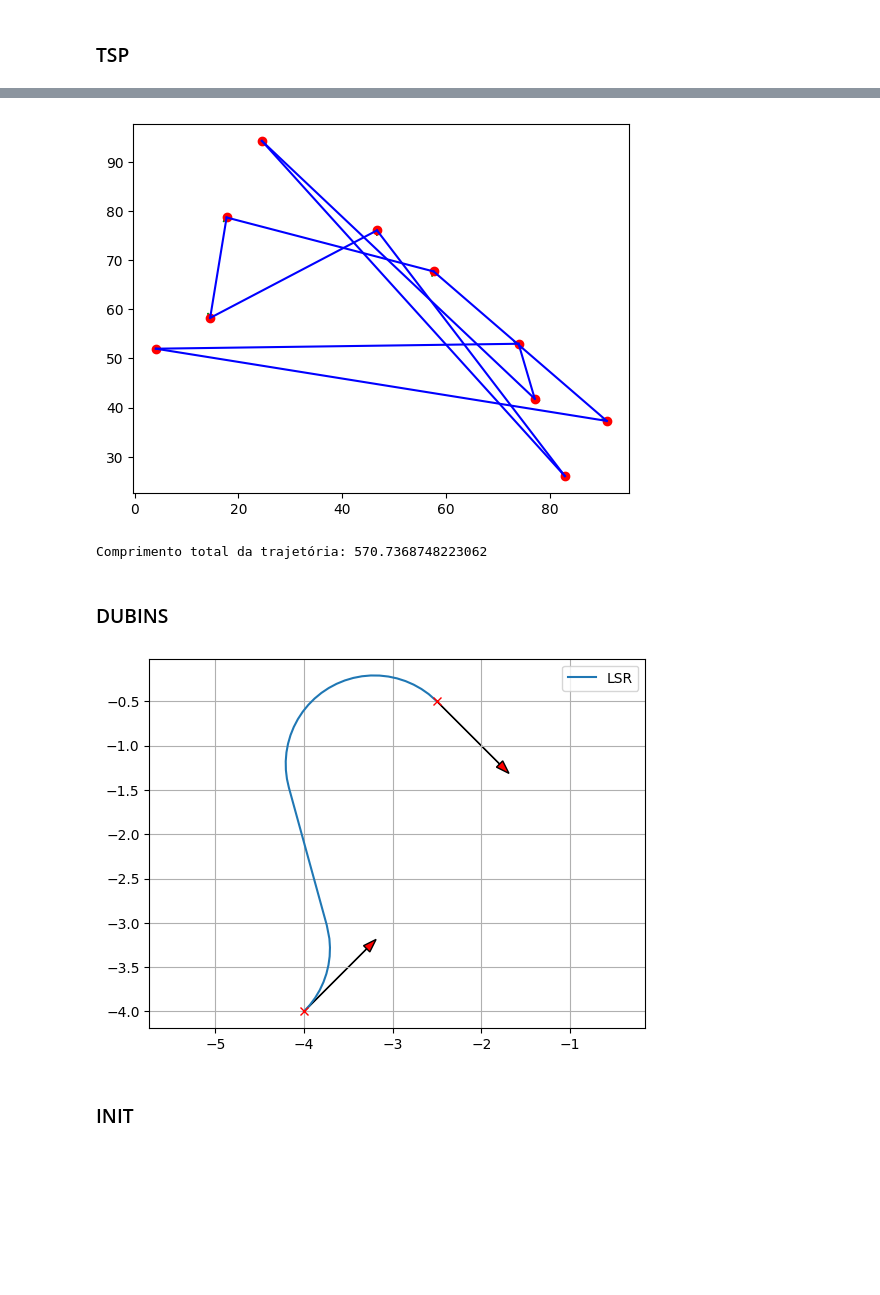
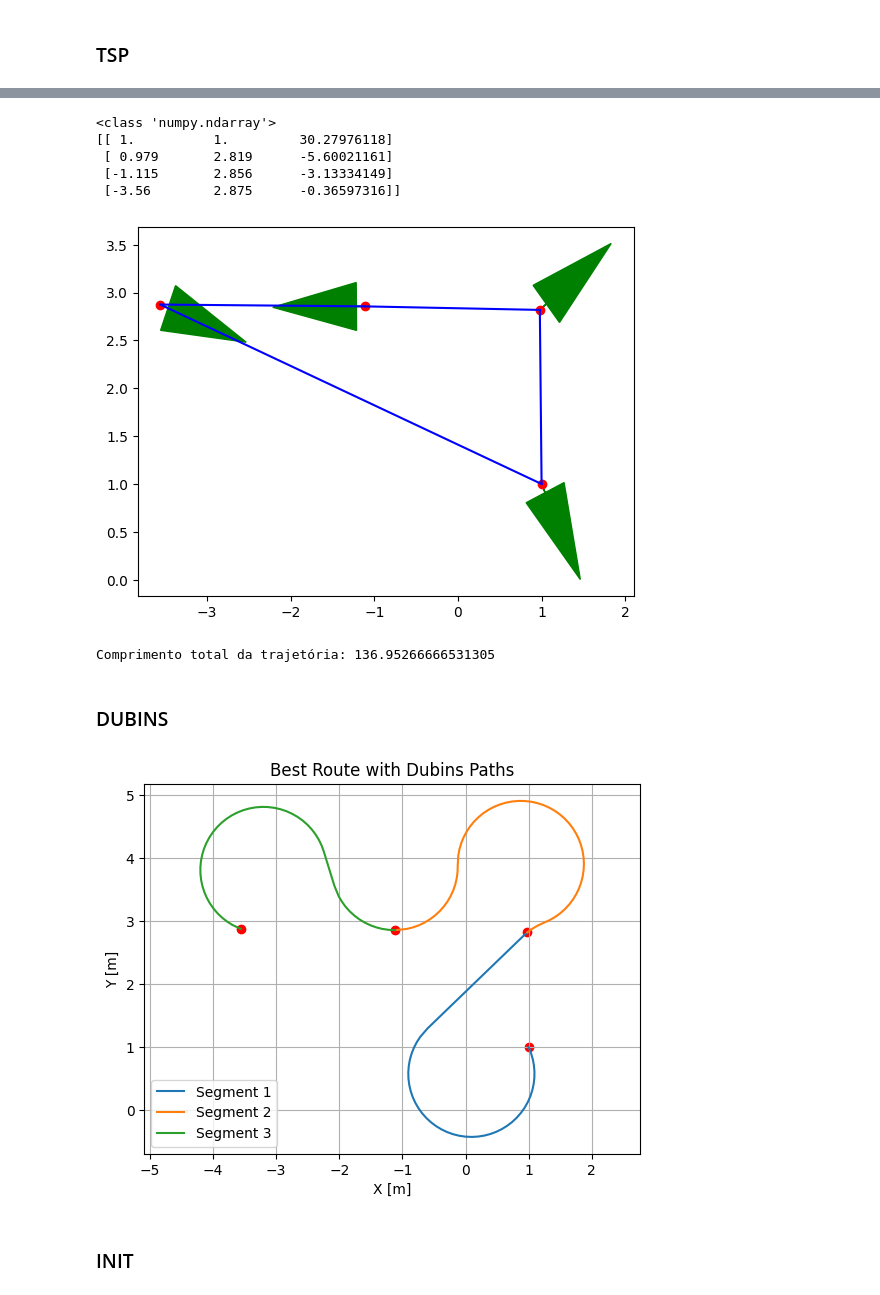
Before and after one commit to analucia-odp/projeto-final-rob-tica, a Jupyter notebook: dubins.ipynb, the cells around one changed output, grey strips where cells are left out. Drawn from its saved outputs; the diff is of its cells as text; code cells hidden in the pictures; blank space fills up the shorter version.

```diff
--- a/dubins.ipynb
+++ b/dubins.ipynb
@@ -182,18 +164,42 @@ area_size = 100
 min_turn_radius = 10
 
 # Geração de pontos aleatórios
-points = np.random.rand(num_points, 2) * area_size
+# points = np.random.rand(num_points, 2) * area_size
+# print(type(points))
+# points = [
+#     [1.0, 1.0],
+#     [-3.0, -3.0],
+#     [2.0, 2.0],
+#     [-2.0, -1.0]
+#     # Adicione mais pontos conforme necessário
+# ]
+
+points = [
+    [+1.359, -2.065],
+    [+1.133, +1.412],
+    [-1.115, +2.856],
+    [-3.560, +2.875]
+    # Adicione mais pontos conforme necessário
+]
+points = np.array(points)
+print(type(points))
 
 # Solução DTSP
 dubins_points, total_length = dubins_tsp(points, min_turn_radius)
+print(dubins_points)
 
 # Plot da solução
 plot_dubins_tsp(points, dubins_points)
 
 print("Comprimento total da trajetória:", total_length)
 # %% [output]
+<class 'numpy.ndarray'>
+[[ 1.          1.         30.27976118]
+ [ 0.979       2.819      -5.60021161]
+ [-1.115       2.856      -3.13334149]
+ [-3.56        2.875      -0.36597316]]
-[figure, old version]
+[figure, new version]
-Comprimento total da trajetória: 570.7368748223062
+Comprimento total da trajetória: 136.95266666531305
 # %% [markdown]
 ### DUBINS
 # %%
@@ -488,24 +494,46 @@ end_yaw = np.deg2rad(-45.0)  # [rad]
 # %%
 curvature = 1.0
 
-path_x, path_y, path_yaw, mode, lengths = plan_dubins_path(start_x,
-                                                            start_y,
-                                                            start_yaw,
-                                                            end_x,
-                                                            end_y,
-                                                            end_yaw,
+plt.figure()
+for i in range(len(dubins_points)-1):
+    s_x, s_y, s_yaw = dubins_points[i]
+    e_x, e_y, e_yaw = dubins_points[i + 1]
+
+    path_x, path_y, path_yaw, mode, lengths = plan_dubins_path(s_x,
+                                                            s_y,
+                                                            s_yaw,
+                                                            e_x,
+                                                            e_y,
+                                                            e_yaw,
                                                             curvature)
-
-
-plt.plot(path_x, path_y, label="".join(mode))
-plot_arrow(start_x, start_y, start_yaw)
-plot_arrow(end_x, end_y, end_yaw)
+    plt.plot(path_x, path_y, label=f"Segment {i+1}")
+plt.scatter([p[0] for p in dubins_points], [p[1] for p in dubins_points], color='red')
+plt.xlabel('X [m]')
+plt.ylabel('Y [m]')
+plt.title('Best Route with Dubins Paths')
 plt.legend()
 plt.grid(True)
 plt.axis("equal")
 plt.show()
+
+# path_x, path_y, path_yaw, mode, lengths = plan_dubins_path(start_x,
+#                                                             start_y,
+#                                                             start_yaw,
+#                                                             end_x,
+#                                                             end_y,
+#                                                             end_yaw,
+#                                                             curvature)
+
+
+# plt.plot(path_x, path_y, label="".join(mode))
+# plot_arrow(start_x, start_y, start_yaw)
+# plot_arrow(end_x, end_y, end_yaw)
+# plt.legend()
+# plt.grid(True)
+# plt.axis("equal")
+# plt.show()
 # %% [output]
-[figure, old version]
+[figure, new version]
 # %% [markdown]
 ### INIT
 # %%
```
Also changed, not shown: parts of 4 cells of this notebook, 2 other files.
